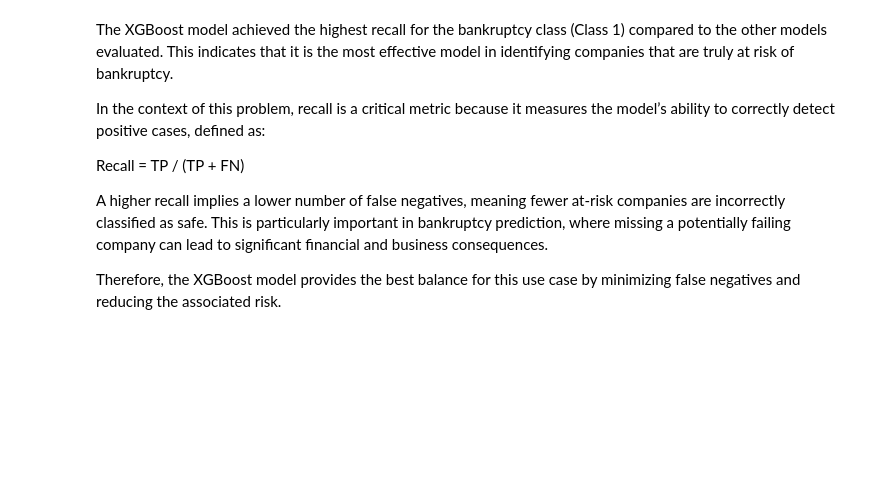
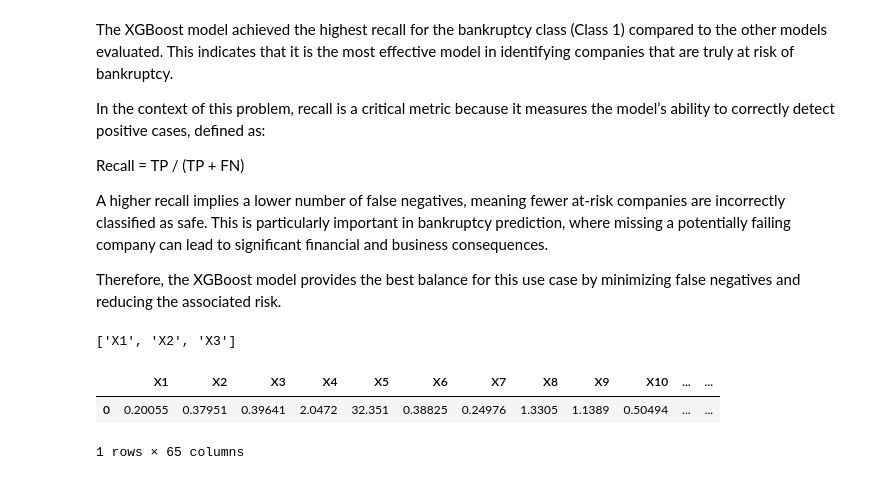
Before and after one commit to MohamedMohsen20501990/bankruptsy_in_poland_binary_classification, a Jupyter notebook: notebooks/main.ipynb, the cells around one changed output. Cells and saved outputs as stored; diff of their text form; code cells hidden in the pictures; blank space fills up the shorter version.

```diff
--- a/notebooks/main.ipynb
+++ b/notebooks/main.ipynb
@@ -721,3 +766,77 @@ Recall = TP / (TP + FN)
 A higher recall implies a lower number of false negatives, meaning fewer at-risk companies are incorrectly classified as safe. This is particularly important in bankruptcy prediction, where missing a potentially failing company can lead to significant financial and business consequences.
 
 Therefore, the XGBoost model provides the best balance for this use case by minimizing false negatives and reducing the associated risk.
+# %%
+features_X = [
+    f"X{i}" for i in range(1, 65)
+]
+model_features = features_X + ["Year"]
+model_features[:3]
+# %% [output]
+['X1', 'X2', 'X3']
+# %%
+from pydantic import BaseModel, ConfigDict, model_validator, Field
+import math
+from pathlib import Path
+from utils import load_obj
+
+
+
+
+
+class BankruptsyInput(BaseModel):
+    model_config=ConfigDict(extra="forbid")
+    features: dict[str, float] = Field(description="Financial ratios and year")
+
+    @model_validator(mode="after")
+    def validate_features(self):
+        expected = set(model_features)
+        provided = set(self.features)
+        missing = expected - provided
+        extra = provided - expected
+
+        if missing:
+            raise ValueError(f"Missing required features {sorted(missing)}")
+        if extra:
+            raise ValueError(f"Unexpected features {sorted(extra)}")
+
+        for name, value in self.features.items():
+            if not math.isfinite(value):
+                raise ValueError(f"{name} must be a finite number")
+        return self
+
+class InputData:
+    def __init__(self, data:BankruptsyInput):
+        self.data=data
+
+    def to_data_frame(self):
+        df = pd.DataFrame([[self.data.features[col] for col in model_features]], columns=model_features)
+        return df
+
+class InferencePipeline:
+    def __init__(self, model_path:Path, preprocessor_path: Path):
+        self.model_path = self.model_path
+        self.preprocessor_path = preprocessor_path
+        self.model = load_obj(self.model_path)
+        self.preprocessor = load_obj(self.preprocessor_path)
+
+    def predict(self, data: BankruptsyInput):
+        df = input_data.to_data_frame(data)
+
+        transformed_data = self.preprocessor.transform(df)
+        prediction = self.model.predict(transformed_data)
+        return {"Prediction": prediction}
+
+
+
+user_input = final_features
+user_input["Year"] = 3.0
+
+validated_features = BankruptsyInput(features = user_input)
+input_data = InputData(validated_features)
+df = input_data.to_data_frame()
+df.head()
+# %% [output]
+|  | X1 | X2 | X3 | X4 | X5 | X6 | X7 | X8 | X9 | X10 | ... | ... |
+| 0 | 0.20055 | 0.37951 | 0.39641 | 2.0472 | 32.351 | 0.38825 | 0.24976 | 1.3305 | 1.1389 | 0.50494 | ... | ... |
+1 rows × 65 columns
```
Also changed, not shown: parts of 3 cells of this notebook, 11 other files.
